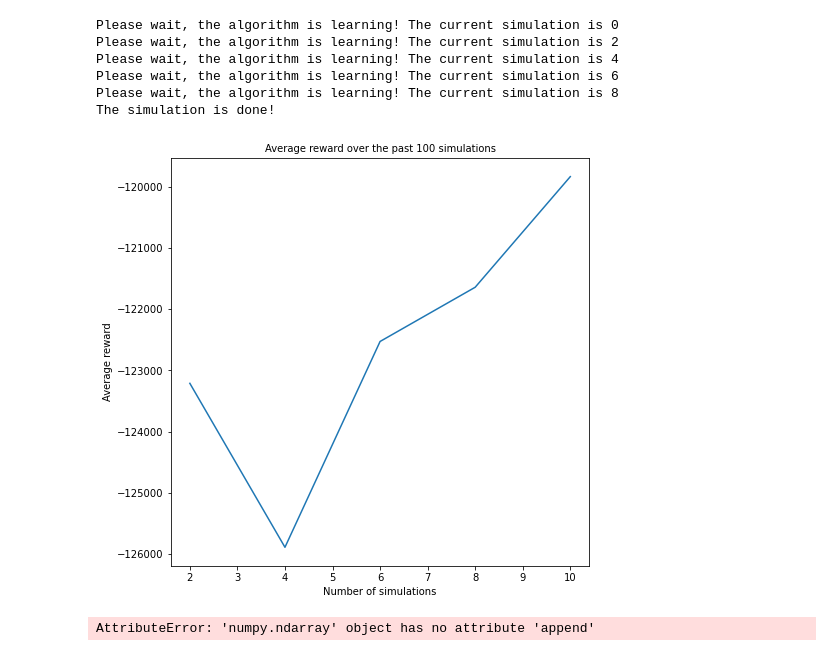
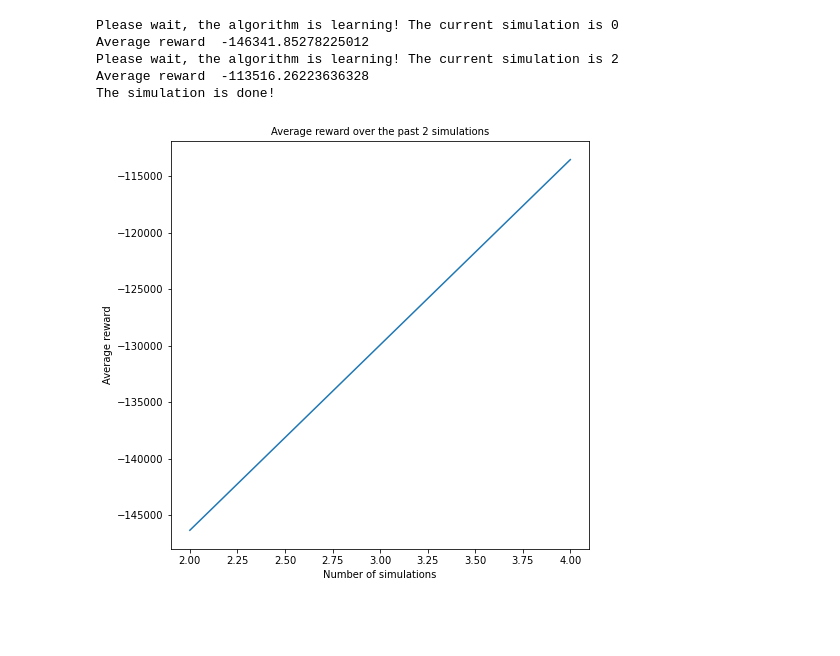
Before and after one commit to andpuc23/PoRL, a Jupyter notebook: main.ipynb, the cells around one changed output. Saved outputs shown, nothing was run; the diff lists cells and outputs as text; code cells hidden in the pictures; blank space fills up the shorter version.

```diff
--- a/main.ipynb
+++ b/main.ipynb
@@ -30,28 +30,27 @@ def learn(env, model):
 # %%
 data_path_train = 'data/train.xlsx'
 data_path_test = 'data/validate.xlsx'
 
-simulations = 10
+simulations = 4
 simulations_per_average = 2
-learning_rate = 0.05
+learning_rate = 0.1
 epsilon = 0.05
-epsilon_decay = 80
+epsilon_decay = simulations
 adaptive_epsilon = True
 adapting_learning_rate = True
-discount_rate = 0.1
-bin_size = 20
+discount_rate = 0
 
-model = TabularQLearning(data_path_train, discount_rate, bin_size)
-#torch.save(model.target_network.state_dict(), 'model_checkpoints/discount_05.pth')
+bin_size = [4, 4, 12, 3] # price, battery, hours, actions
+state_vars_qtable = [0, 1, 2]
+
+model = TabularQLearning(data_path_train, discount_rate, bin_size, state_vars_qtable)
 model.train(simulations, simulations_per_average, learning_rate, epsilon, epsilon_decay, adaptive_epsilon, adapting_learning_rate)
 model.visualize_rewards()
 actions, rewards, states, infos = model.play(data_path_test)
 # %% [output]
 Please wait, the algorithm is learning! The current simulation is 0
+Average reward  -146341.85278225012
 Please wait, the algorithm is learning! The current simulation is 2
-Please wait, the algorithm is learning! The current simulation is 4
-Please wait, the algorithm is learning! The current simulation is 6
-Please wait, the algorithm is learning! The current simulation is 8
+Average reward  -113516.26223636328
 The simulation is done!
-[figure, old version]
+[figure, new version]
-AttributeError: 'numpy.ndarray' object has no attribute 'append'
```
Also changed, not shown: parts of 4 cells of this notebook, 2 other files.
